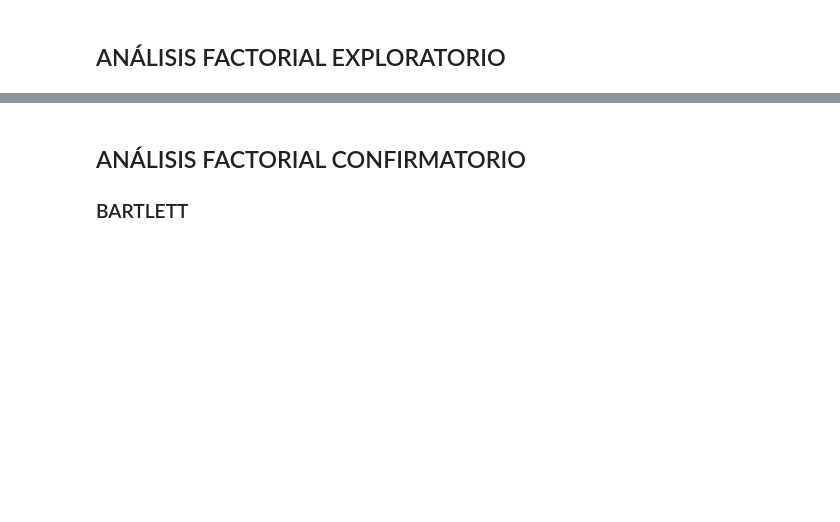
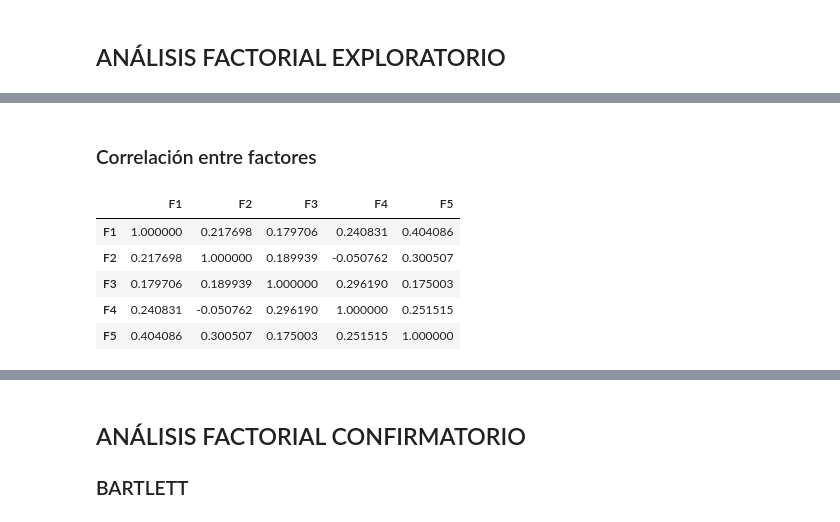
Before and after one commit to jisaaco/everchanging, a Jupyter notebook: factor_analysis_karina.ipynb, the cells around one changed output, grey strips where cells are left out. Drawn from its saved outputs; the diff is of its cells as text; code cells hidden in the pictures; blank space fills up the shorter version.

```diff
--- a/factor_analysis_karina.ipynb
+++ b/factor_analysis_karina.ipynb
@@ -53,0 +92,14 @@ sns.lineplot(data = df,
+# %% [markdown]
+### Correlación entre factores
+# %%
+correlaciones = pd.DataFrame(fa.phi_,
+                              columns = cols_exp,
+                              index = cols_exp)
+correlaciones
+# %% [output]
+|  | F1 | F2 | F3 | F4 | F5 |
+| F1 | 1.000000 | 0.217698 | 0.179706 | 0.240831 | 0.404086 |
+| F2 | 0.217698 | 1.000000 | 0.189939 | -0.050762 | 0.300507 |
+| F3 | 0.179706 | 0.189939 | 1.000000 | 0.296190 | 0.175003 |
+| F4 | 0.240831 | -0.050762 | 0.296190 | 1.000000 | 0.251515 |
+| F5 | 0.404086 | 0.300507 | 0.175003 | 0.251515 | 1.000000 |
```
Also changed, not shown: parts of 7 cells of this notebook.
